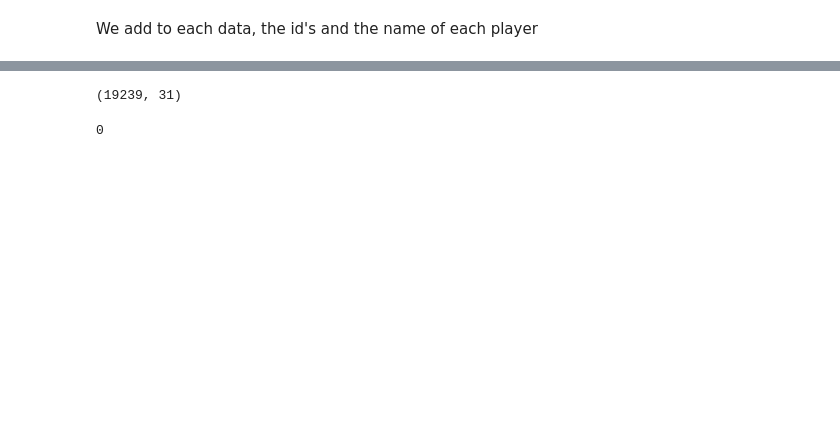
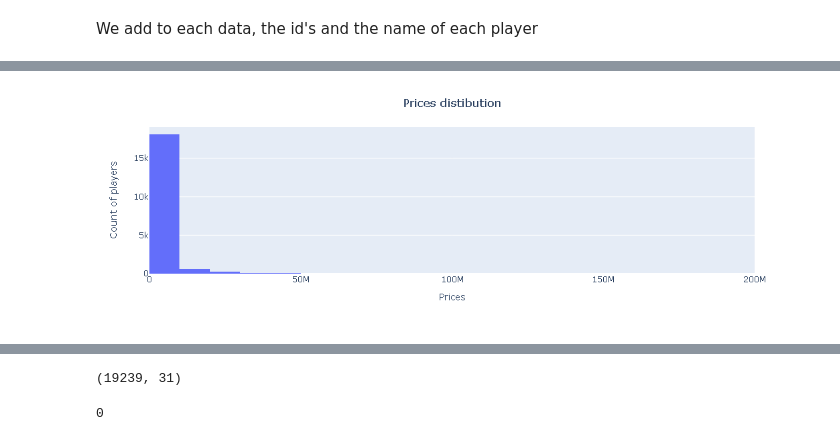
Before and after one commit to Gersoning/players_analysis, a Jupyter notebook: players_analysis.ipynb, the cells around one changed output, grey strips where cells are left out. Saved outputs shown, nothing was run; the diff lists cells and outputs as text; code cells hidden in the pictures; blank space fills up the shorter version.

```diff
--- a/players_analysis.ipynb
+++ b/players_analysis.ipynb
@@ -74,0 +127,11 @@ datas[0].head(3)
+# %%
+cols = ['pace','shooting','passing','dribbling','defending','physic']
+values = []
+for col in cols:
+    row = players[players[col].isnull()]['club_position'].value_counts()
+    for i in range(len(row.values)):
+        values.append([row.index[i],row.values[i],col])
+
+cols = ['position','values','item']
+null_data = pd.DataFrame(values, columns = cols)
+pd.pivot_table(null_data,values='values', index=['position'],columns=['item'], aggfunc=np.sum)
@@ -74,0 +163,10 @@ datas[0].head(3)
+# %%
+fig = px.histogram(values, x="value_eur", nbins = 20)
+fig.update_layout(
+    title = 'Prices distibution',
+    title_x = 0.5,
+    xaxis_title = "Prices",
+    yaxis_title = "Count of players")
+fig.show()
+# %% [output]
+[figure, added]
```
Also changed, not shown: parts of 35 cells of this notebook.
